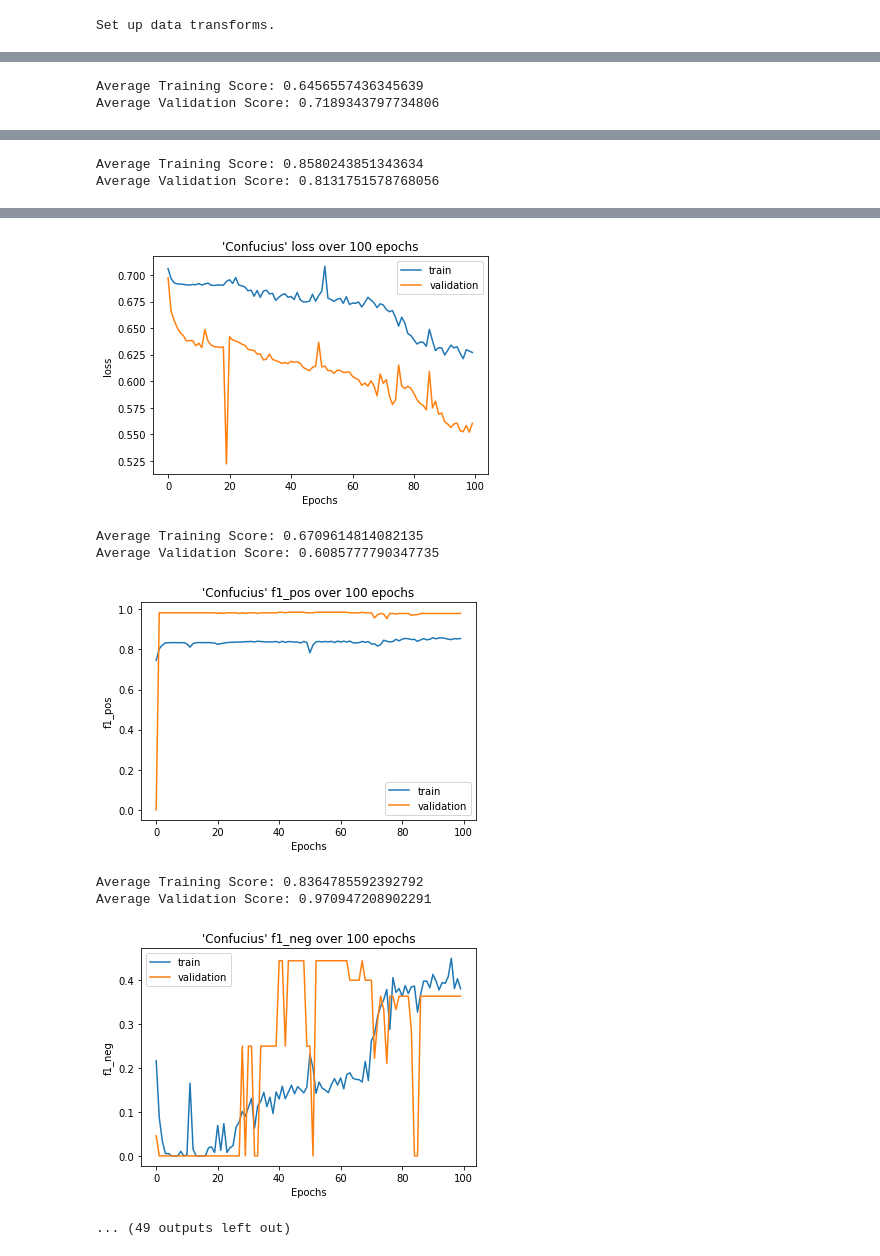
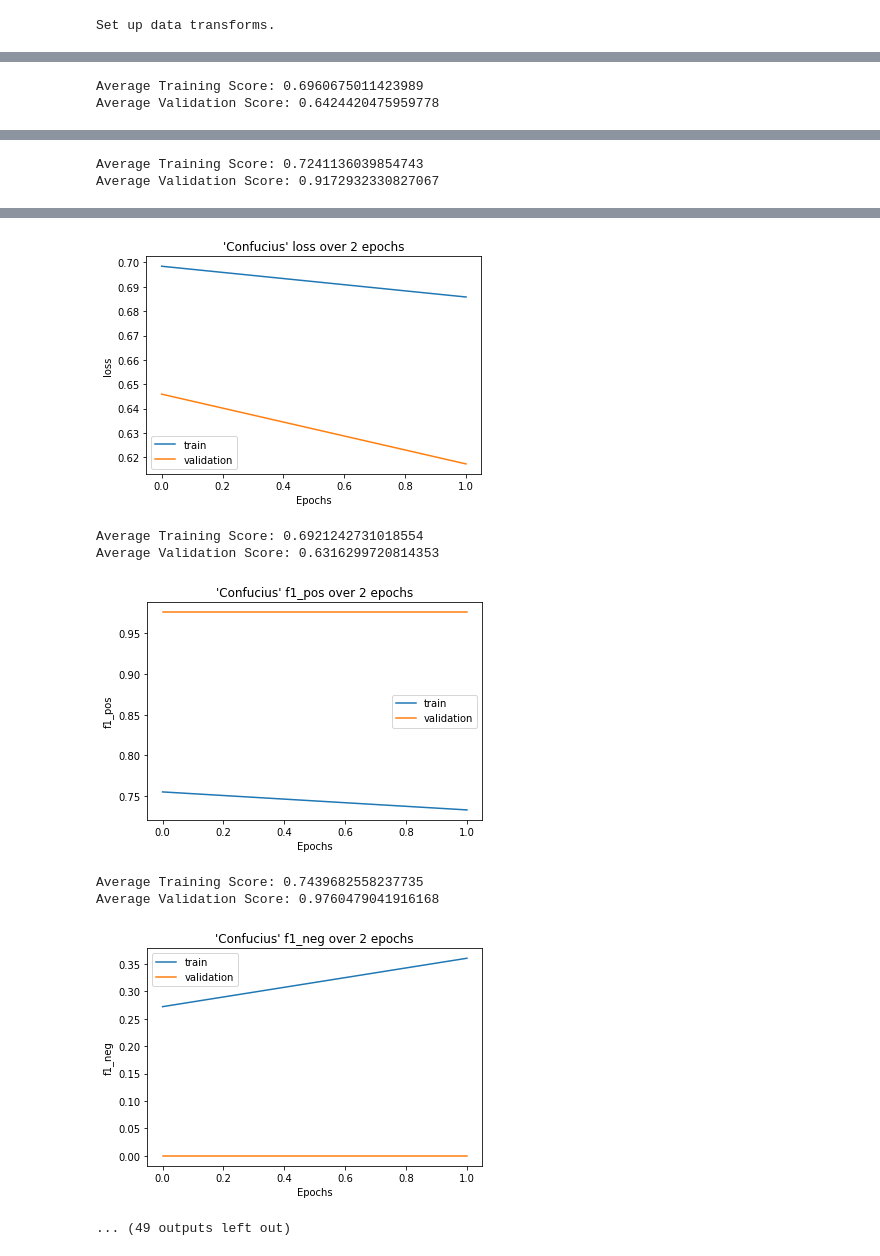
Before and after one commit to collectionslab/Omniscribe, a Jupyter notebook: experiments/cnn/notebooks/leave_one_book_out-cross_val.ipynb, the cells around one changed output, grey strips where cells are left out. Drawn from its saved outputs; the diff is of its cells as text; code cells hidden in the pictures.

Commit message:
Modified with example in leave_one_book_out-cross_val to use train_utils train function.

```diff
--- a/experiments/cnn/notebooks/leave_one_book_out-cross_val.ipynb
+++ b/experiments/cnn/notebooks/leave_one_book_out-cross_val.ipynb
@@ -451,30 +272,16 @@ def plot_values(train_values, val_values, title, ylabel='Loss'):
-# %%
-def write_metrics_to_csv(raw_metrics, metric_names, dirname, filename):
-    import csv
-    import os
-
-    if not os.path.exists(dirname):
-        os.makedirs(dirname)
-
-    fileloc = os.path.join(dirname, filename)
-    with open(fileloc, 'w') as outfile:
-        filewriter = csv.writer(outfile, delimiter=',')
-        filewriter.writerow(metric_names)
-        for epoch in range(len(raw_metrics[metric_names[0]])):
-            newrow = [raw_metrics[metric][epoch] for metric in metric_names]
-            filewriter.writerow(newrow)
-
-    print("Wrote metrics to '" + str(fileloc) + "'")
-    return
 # %%
 # ========================================
 # Step 5. execute the train process
 # ========================================
 
+from train_utils import train
+
 # overriding to use CPU when GPU is busy
 use_gpu = True
 print('use_gpu is ' + str(use_gpu))
+device_name = 'cuda' if use_gpu else 'cpu'
 
+batch_size = 50 # larger batch size is better so you can load more data into gpu and train faster
 
 phases = ['train', 'val']
 metric_types = ['loss', 'tn', 'fp', 'fn', 'tp', 'f1_pos', 'f1_neg']
@@ -485,8 +292,8 @@ metric_names_plot = [p+'-'+m for p in phases for m in metric_types_plot]
 all_metrics = {book : {metric : [] for metric in metric_names_all} for book in books_in_data}
 
 # train parameters
-# num_training_epochs = 5
-num_training_epochs = 100
+num_training_epochs = 2
+# num_training_epochs = 100
 
 # leave-one-book-out cross validation
 for val_book in books_in_data:
@@ -494,22 +301,28 @@ for val_book in books_in_data:
 
     # define the train and validation loaders
     train_books = books_in_data - set([val_book])
-    cross_val_loaders = {}
-    cross_val_loaders["train"] = {b : book_data_loaders[b]["train"] for b in train_books}
-    cross_val_loaders["val"] = {b : book_data_loaders[b]["val"] for b in [val_book]}
+
+    train_loader = torch.utils.data.DataLoader(
+        torch.utils.data.ConcatDataset([book_data_sets[b]['train'] for b in book_data_sets]),
+        batch_size=batch_size,
+        shuffle=True, # make sure you shuffle the data
+        num_workers=4)
+    val_loader = torch.utils.data.DataLoader(book_data_sets[val_book]['val'],
+                                            batch_size = batch_size,
+                                            shuffle = True,
+                                            num_workers = 4)
 
     # get the model architecture
     model = create_model_architecture('jq_net1')
 
     # model hyperparameters
+
     # check weights added to CrossEntropyLoss [1, 1/(#pos in train / #neg in train)]
     train_counts = {c : sum([image_counts[b][c] for b in train_books]) for c in [0,1]}
     print('train counts', train_counts)
     loss_weights = torch.FloatTensor([1, float(train_counts[0])/float(train_counts[1])])
-    if use_gpu:
-        loss_weights = loss_weights.cuda()
-    else:
-        loss_weights = loss_weights.cpu()
+    loss_weights = loss_weights.to(device_name)
+
     criterion = nn.CrossEntropyLoss(weight = loss_weights)
     optimizer = optim.Adam(model.parameters(), lr=0.001)
 
@@ -517,8 +330,10 @@ for val_book in books_in_data:
     trained_model, train_metrics = train(model,
                                          criterion,
                                          optimizer,
-                                         cross_val_loaders,
-                                         num_epochs=num_training_epochs)
+                                         train_loader,
+                                         val_loader,
+                                         num_epochs=num_training_epochs,
+                                         use_gpu = use_gpu)
 
     # update metrics dicts
     all_metrics[str(val_book)] = train_metrics
@@ -562,2 +377,2 @@ Training complete in 25m 31s
-Average Training Score: 0.6456557436345639
-Average Validation Score: 0.7189343797734806
+Average Training Score: 0.6960675011423989
+Average Validation Score: 0.6424420475959778
@@ -565,2 +380,2 @@ Average Validation Score: 0.7189343797734806
-Average Training Score: 0.8580243851343634
-Average Validation Score: 0.8131751578768056
+Average Training Score: 0.7241136039854743
+Average Validation Score: 0.9172932330827067
@@ -585,10 +400,10 @@ Training complete in 25m 7s
-[figure, old version]
+[figure, new version]
-Average Training Score: 0.6709614814082135
-Average Validation Score: 0.6085777790347735
+Average Training Score: 0.6921242731018554
+Average Validation Score: 0.6316299720814353
-[figure, old version]
+[figure, new version]
-Average Training Score: 0.8364785592392792
-Average Validation Score: 0.970947208902291
+Average Training Score: 0.7439682558237735
+Average Validation Score: 0.9760479041916168
-[figure, old version]
+[figure, new version]
 ... (49 outputs left out)
 # %%
 # compute and plot total loss
```
Also changed, not shown: parts of 11 cells of this notebook.
